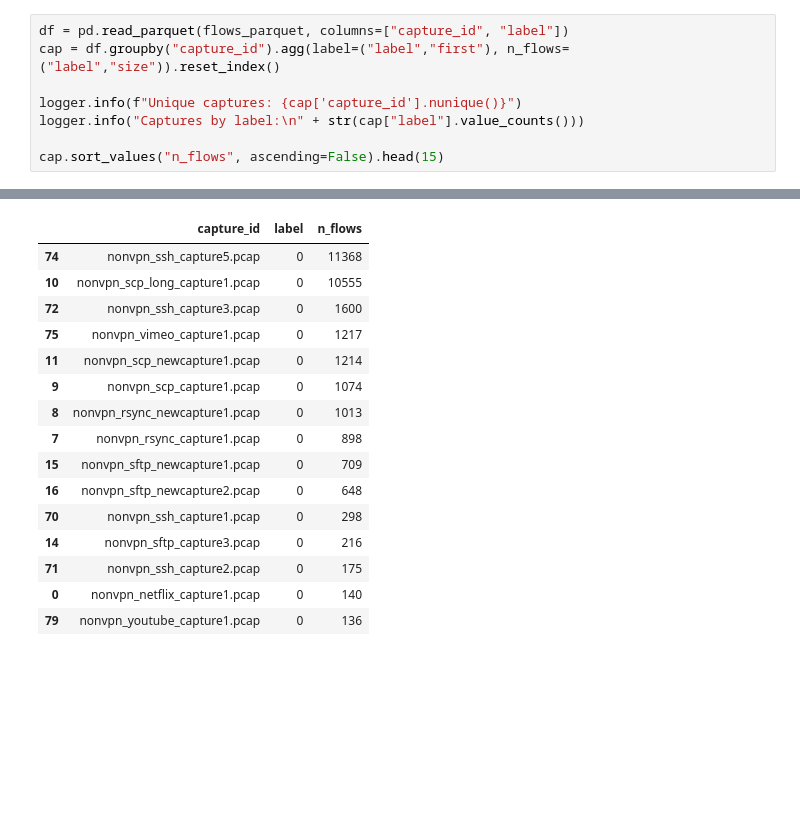
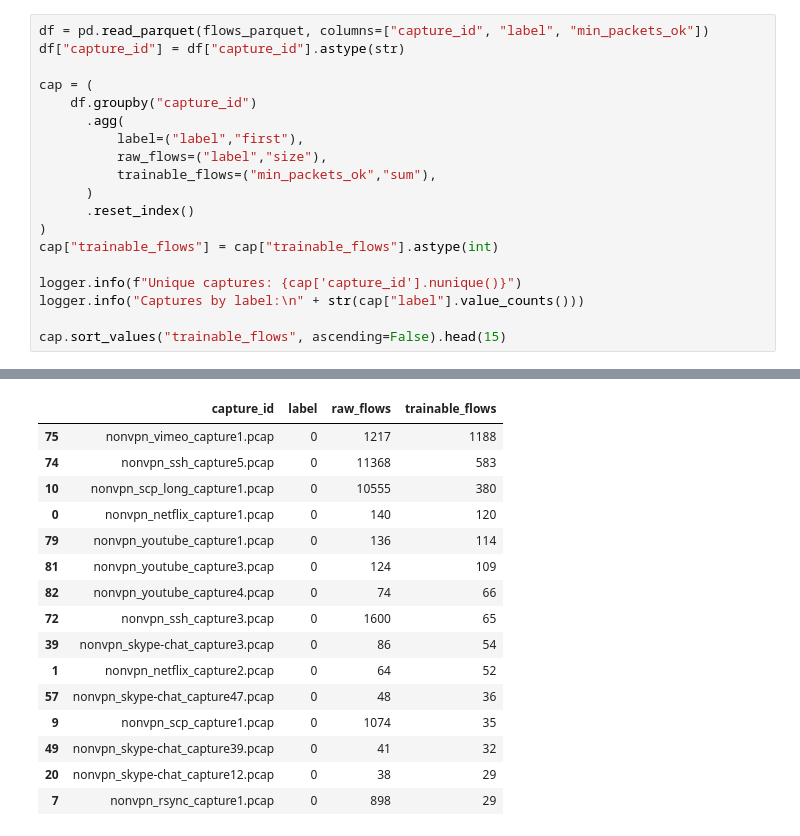
Before and after one commit to MalinaDumitrescu/ai-vpn-firewall, a Jupyter notebook: notebooks/02_capture_based_split.ipynb, the cells around one changed output, grey strips where cells are left out. Drawn from its saved outputs; the diff is of its cells as text; blank space fills up the shorter version.

```diff
--- a/notebooks/02_capture_based_split.ipynb
+++ b/notebooks/02_capture_based_split.ipynb
@@ -27,9 +27,20 @@ assert splits_yaml.exists(), f"Missing: {splits_yaml}"
 # %%
-df = pd.read_parquet(flows_parquet, columns=["capture_id", "label"])
-cap = df.groupby("capture_id").agg(label=("label","first"), n_flows=("label","size")).reset_index()
+df = pd.read_parquet(flows_parquet, columns=["capture_id", "label", "min_packets_ok"])
+df["capture_id"] = df["capture_id"].astype(str)
+
+cap = (
+    df.groupby("capture_id")
+      .agg(
+          label=("label","first"),
+          raw_flows=("label","size"),
+          trainable_flows=("min_packets_ok","sum"),
+      )
+      .reset_index()
+)
+cap["trainable_flows"] = cap["trainable_flows"].astype(int)
 
 logger.info(f"Unique captures: {cap['capture_id'].nunique()}")
 logger.info("Captures by label:\n" + str(cap["label"].value_counts()))
 
-cap.sort_values("n_flows", ascending=False).head(15)
+cap.sort_values("trainable_flows", ascending=False).head(15)
 # %% [output]
@@ -38,23 +49,23 @@ cap.sort_values("n_flows", ascending=False).head(15)
 label
 0    83
 1    82
 Name: count, dtype: int64
-|  | capture_id | label | n_flows |
-| 74 | nonvpn_ssh_capture5.pcap | 0 | 11368 |
-| 10 | nonvpn_scp_long_capture1.pcap | 0 | 10555 |
-| 72 | nonvpn_ssh_capture3.pcap | 0 | 1600 |
-| 75 | nonvpn_vimeo_capture1.pcap | 0 | 1217 |
-| 11 | nonvpn_scp_newcapture1.pcap | 0 | 1214 |
-| 9 | nonvpn_scp_capture1.pcap | 0 | 1074 |
-| 8 | nonvpn_rsync_newcapture1.pcap | 0 | 1013 |
-| 7 | nonvpn_rsync_capture1.pcap | 0 | 898 |
-| 15 | nonvpn_sftp_newcapture1.pcap | 0 | 709 |
-| 16 | nonvpn_sftp_newcapture2.pcap | 0 | 648 |
-| 70 | nonvpn_ssh_capture1.pcap | 0 | 298 |
-| 14 | nonvpn_sftp_capture3.pcap | 0 | 216 |
-| 71 | nonvpn_ssh_capture2.pcap | 0 | 175 |
-| 0 | nonvpn_netflix_capture1.pcap | 0 | 140 |
-| 79 | nonvpn_youtube_capture1.pcap | 0 | 136 |
+|  | capture_id | label | raw_flows | trainable_flows |
+| 75 | nonvpn_vimeo_capture1.pcap | 0 | 1217 | 1188 |
+| 74 | nonvpn_ssh_capture5.pcap | 0 | 11368 | 583 |
+| 10 | nonvpn_scp_long_capture1.pcap | 0 | 10555 | 380 |
+| 0 | nonvpn_netflix_capture1.pcap | 0 | 140 | 120 |
+| 79 | nonvpn_youtube_capture1.pcap | 0 | 136 | 114 |
+| 81 | nonvpn_youtube_capture3.pcap | 0 | 124 | 109 |
+| 82 | nonvpn_youtube_capture4.pcap | 0 | 74 | 66 |
+| 72 | nonvpn_ssh_capture3.pcap | 0 | 1600 | 65 |
+| 39 | nonvpn_skype-chat_capture3.pcap | 0 | 86 | 54 |
+| 1 | nonvpn_netflix_capture2.pcap | 0 | 64 | 52 |
+| 57 | nonvpn_skype-chat_capture47.pcap | 0 | 48 | 36 |
+| 9 | nonvpn_scp_capture1.pcap | 0 | 1074 | 35 |
+| 49 | nonvpn_skype-chat_capture39.pcap | 0 | 41 | 32 |
+| 20 | nonvpn_skype-chat_capture12.pcap | 0 | 38 | 29 |
+| 7 | nonvpn_rsync_capture1.pcap | 0 | 898 | 29 |
 # %%
 splits = make_vnat_capture_split(flows_parquet, splits_yaml, repo_root=paths.repo_root)
 
```
Also changed, not shown: parts of 7 cells of this notebook, 5 other files.
